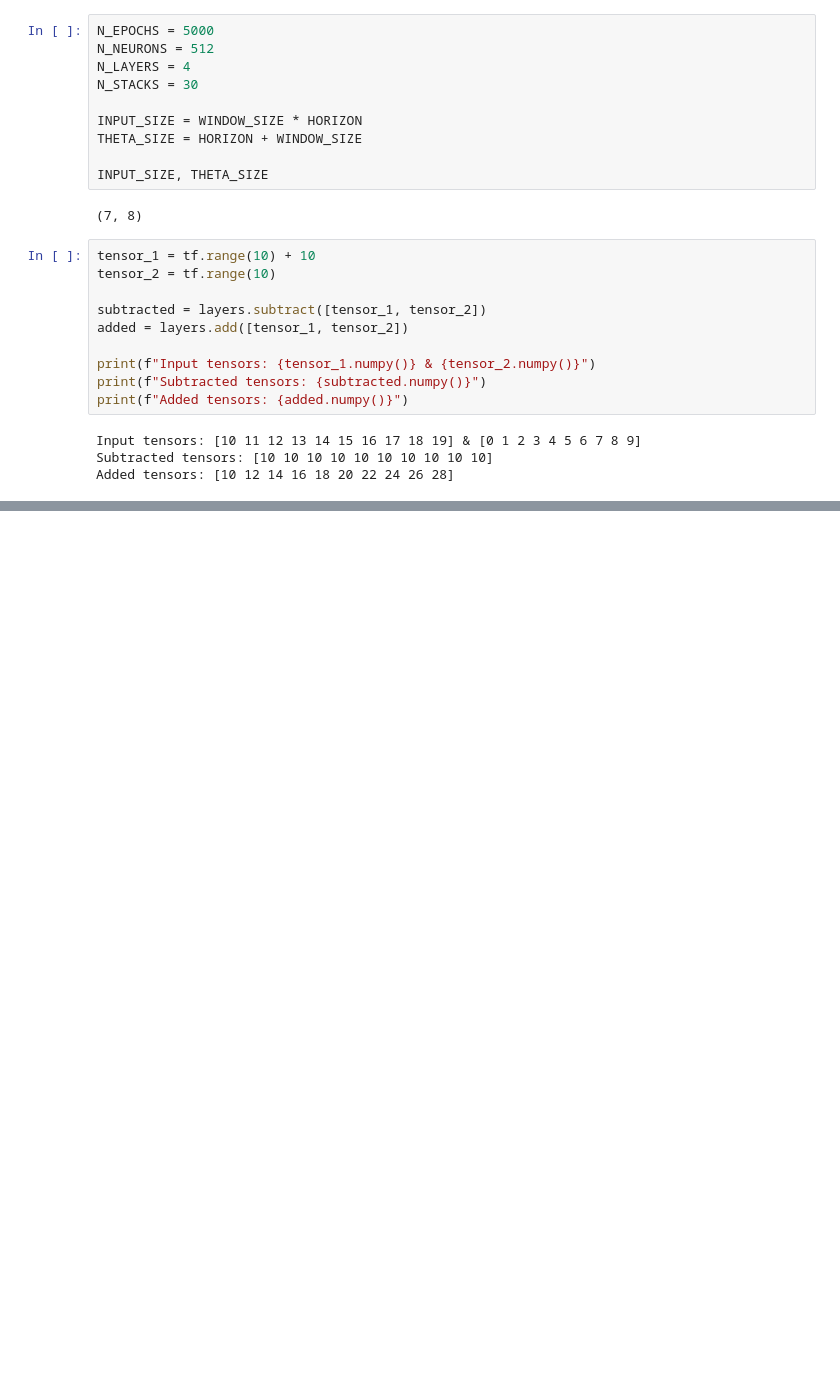
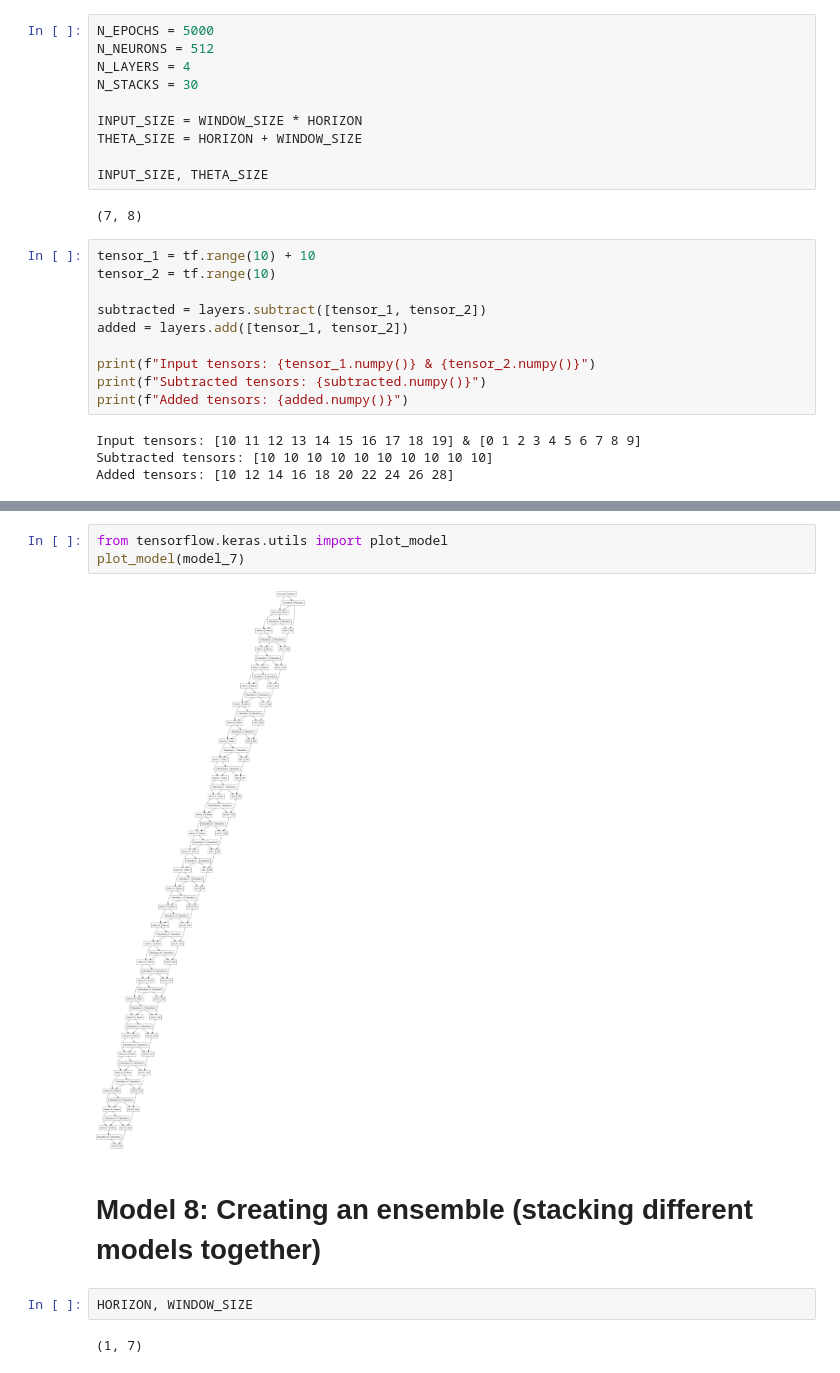
Before and after one commit to Chandu106/Bit_predict, a Jupyter notebook: Bitpredict.ipynb, the cells around one changed output, grey strips where cells are left out. Saved outputs shown, nothing was run; the diff lists cells and outputs as text; blank space fills up the shorter version.

```diff
--- a/Bitpredict.ipynb
+++ b/Bitpredict.ipynb
@@ -1260,0 +1355,11 @@ Added tensors: [10 12 14 16 18 20 22 24 26 28]
+# %%
+from tensorflow.keras.utils import plot_model
+plot_model(model_7)
+# %% [output]
+[figure, added]
+# %% [markdown]
+# **Model 8: Creating an ensemble (stacking different models together)**
+# %%
+HORIZON, WINDOW_SIZE
+# %% [output]
+(1, 7)
```
Also changed, not shown: parts of 45 cells of this notebook.
